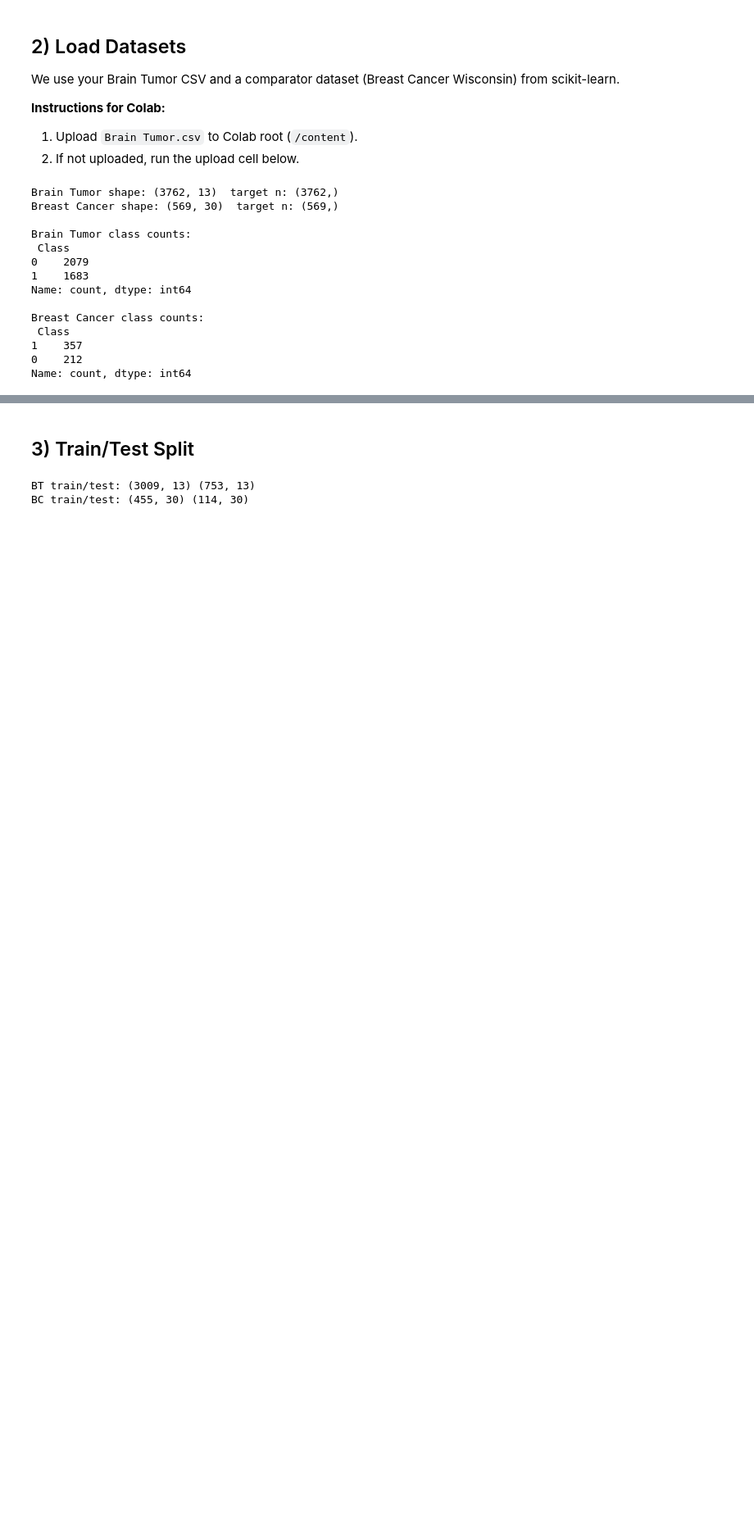
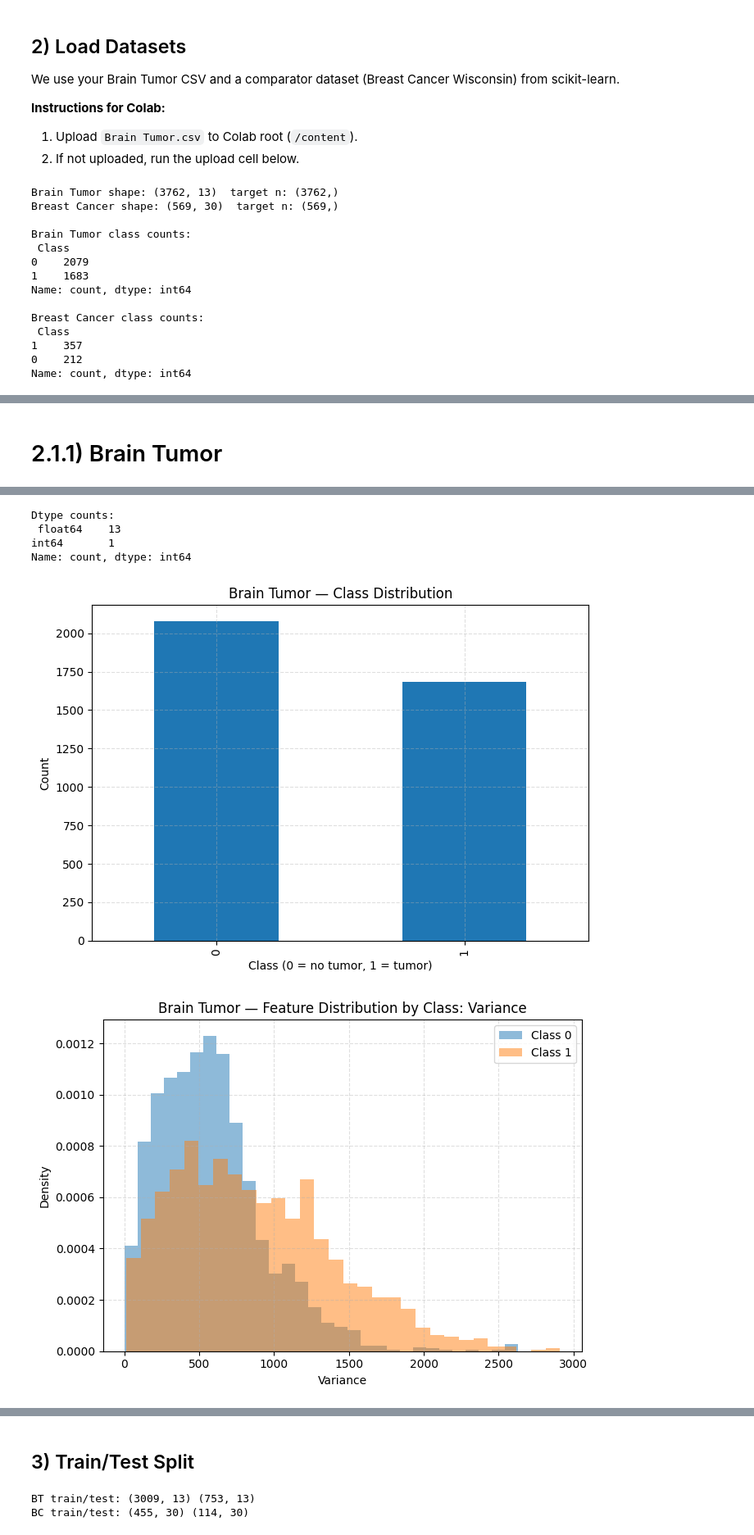
Before and after one commit to Lmach96/TECH-27-Applied-Machine-Learning-with-Python, a Jupyter notebook: LM_Final_Project_BrainTumor_Tabular_Colab.ipynb, the cells around one changed output, grey strips where cells are left out. Shown at 82% size. Cells and saved outputs as stored; diff of their text form; code cells hidden in the pictures; blank space fills up the shorter version.

```diff
--- a/LM_Final_Project_BrainTumor_Tabular_Colab.ipynb
+++ b/LM_Final_Project_BrainTumor_Tabular_Colab.ipynb
@@ -113,0 +140,51 @@ Name: count, dtype: int64
+# %% [markdown]
+# 2.1.1) Brain Tumor
+# %%
+bt_df = pd.concat([X_bt.copy(), y_bt.rename("Class")], axis=1)
+
+# Peek at the data
+display(bt_df.head(10))           # first 10 rows
+display(bt_df.describe().T)       # stats summary
+
+# dtypes summary
+print("Dtype counts:\n", bt_df.dtypes.value_counts(), "\n")
+
+# class distribution
+cls_counts = bt_df["Class"].value_counts().sort_index()
+ax = cls_counts.plot(kind="bar")
+ax.set_title("Brain Tumor — Class Distribution")
+ax.set_xlabel("Class (0 = no tumor, 1 = tumor)")
+ax.set_ylabel("Count")
+savefig("brain_class_distribution.png")
+
+
+
+
+# Pick a small feature set to visualize (variance or mutual information)
+bt_feats_var = top_features_by_variance(X_bt, k=6)
+try:
+    bt_feats_mi  = top_features_by_mi(X_bt, y_bt, k=6)
+except Exception:
+    bt_feats_mi = bt_feats_var
+
+bt_feats = list(dict.fromkeys(bt_feats_var + bt_feats_mi))[:6]  # merge & keep first 6
+
+# Histograms by class
+for f in bt_feats:
+    plt.figure()
+    for c in sorted(bt_df["Class"].unique()):
+        subset = bt_df.loc[bt_df["Class"]==c, f].values
+        plt.hist(subset, bins=30, alpha=0.5, label=f"Class {c}", density=True)
+    plt.title(f"Brain Tumor — Feature Distribution by Class: {f}")
+    plt.xlabel(f)
+    plt.ylabel("Density")
+    plt.legend()
+    savefig(f"brain_hist_{f}.png")
+
+# Correlation heatmap (features only)
+plt.figure(figsize=(7.5,6))
+corr = X_bt.corr(numeric_only=True)
+sns.heatmap(corr, cmap="vlag", center=0, square=True, cbar_kws={"shrink": .8})
+plt.title("Brain Tumor — Feature Correlation Heatmap")
+savefig("brain_corr_heatmap.png")
+# %% [output]
@@ -113,0 +217,6 @@ Name: count, dtype: int64
+Dtype counts:
+ float64    13
+int64       1
+Name: count, dtype: int64
+[figure, added]
+[figure, added]
```
Also changed, not shown: parts of 8 cells of this notebook, 1 other file.
